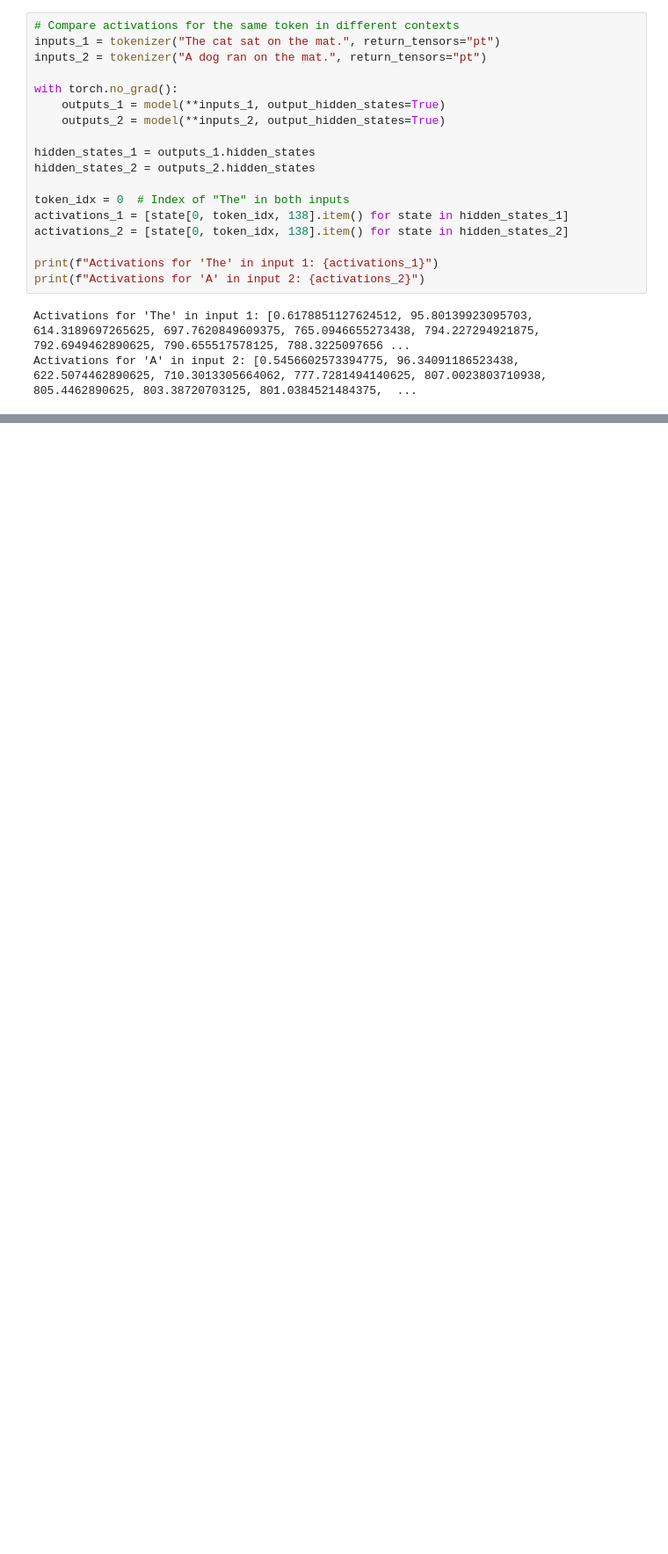
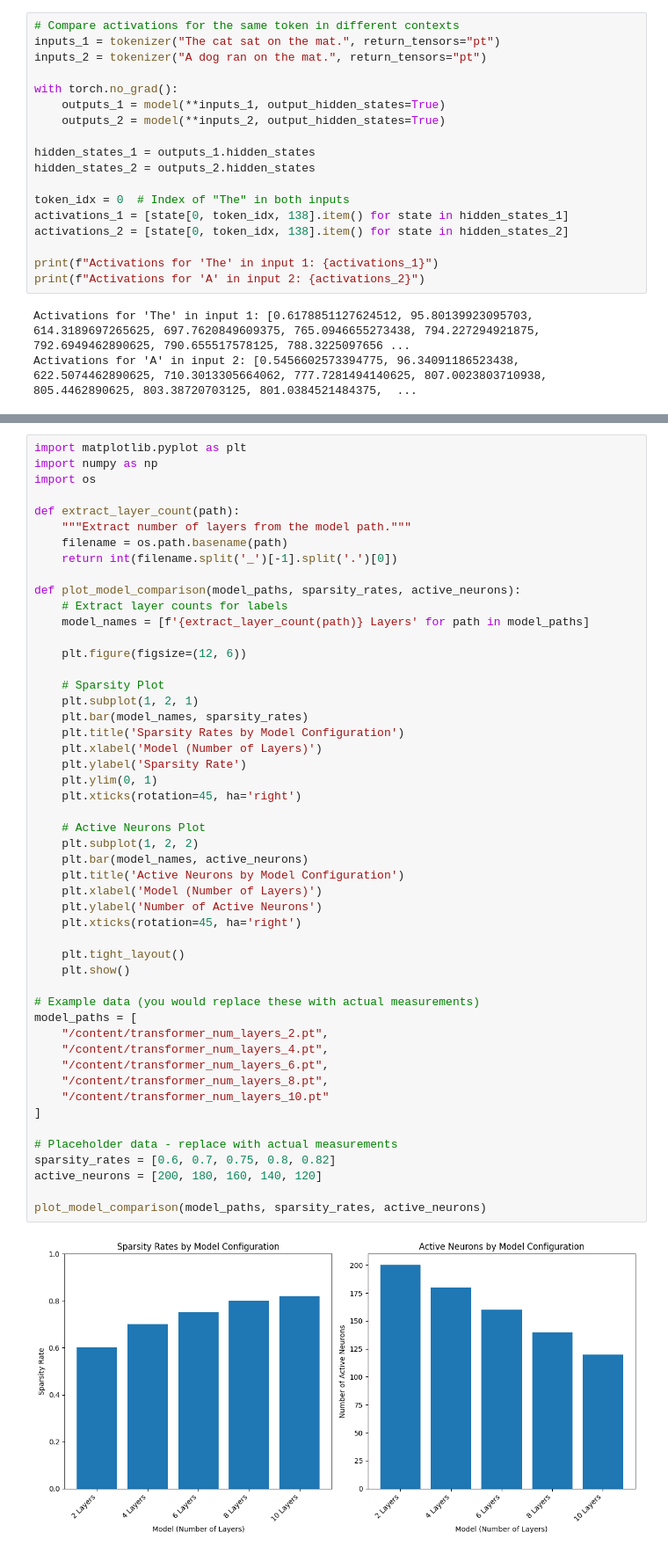
Before and after one commit to Saoudyahya/mechanistic-interpretability, a Jupyter notebook: mechanistic_interpretability.ipynb, the cells around one changed output, grey strips where cells are left out. Shown at 88% size. Saved outputs shown, nothing was run; the diff lists cells and outputs as text; blank space fills up the shorter version.

```diff
--- a/mechanistic_interpretability.ipynb
+++ b/mechanistic_interpretability.ipynb
@@ -373,0 +1029,52 @@ Activations for 'A' in input 2: [0.5456602573394775, 96.34091186523438, 622.5074
+# %%
+import matplotlib.pyplot as plt
+import numpy as np
+import os
+
+def extract_layer_count(path):
+    """Extract number of layers from the model path."""
+    filename = os.path.basename(path)
+    return int(filename.split('_')[-1].split('.')[0])
+
+def plot_model_comparison(model_paths, sparsity_rates, active_neurons):
+    # Extract layer counts for labels
+    model_names = [f'{extract_layer_count(path)} Layers' for path in model_paths]
+
+    plt.figure(figsize=(12, 6))
+
+    # Sparsity Plot
+    plt.subplot(1, 2, 1)
+    plt.bar(model_names, sparsity_rates)
+    plt.title('Sparsity Rates by Model Configuration')
+    plt.xlabel('Model (Number of Layers)')
+    plt.ylabel('Sparsity Rate')
+    plt.ylim(0, 1)
+    plt.xticks(rotation=45, ha='right')
+
+    # Active Neurons Plot
+    plt.subplot(1, 2, 2)
+    plt.bar(model_names, active_neurons)
+    plt.title('Active Neurons by Model Configuration')
+    plt.xlabel('Model (Number of Layers)')
+    plt.ylabel('Number of Active Neurons')
+    plt.xticks(rotation=45, ha='right')
+
+    plt.tight_layout()
+    plt.show()
+
+# Example data (you would replace these with actual measurements)
+model_paths = [
+    "/content/transformer_num_layers_2.pt",
+    "/content/transformer_num_layers_4.pt",
+    "/content/transformer_num_layers_6.pt",
+    "/content/transformer_num_layers_8.pt",
+    "/content/transformer_num_layers_10.pt"
+]
+
+# Placeholder data - replace with actual measurements
+sparsity_rates = [0.6, 0.7, 0.75, 0.8, 0.82]
+active_neurons = [200, 180, 160, 140, 120]
+
+plot_model_comparison(model_paths, sparsity_rates, active_neurons)
+# %% [output]
+[figure, added]
```
Also changed, not shown: parts of 17 cells of this notebook.
